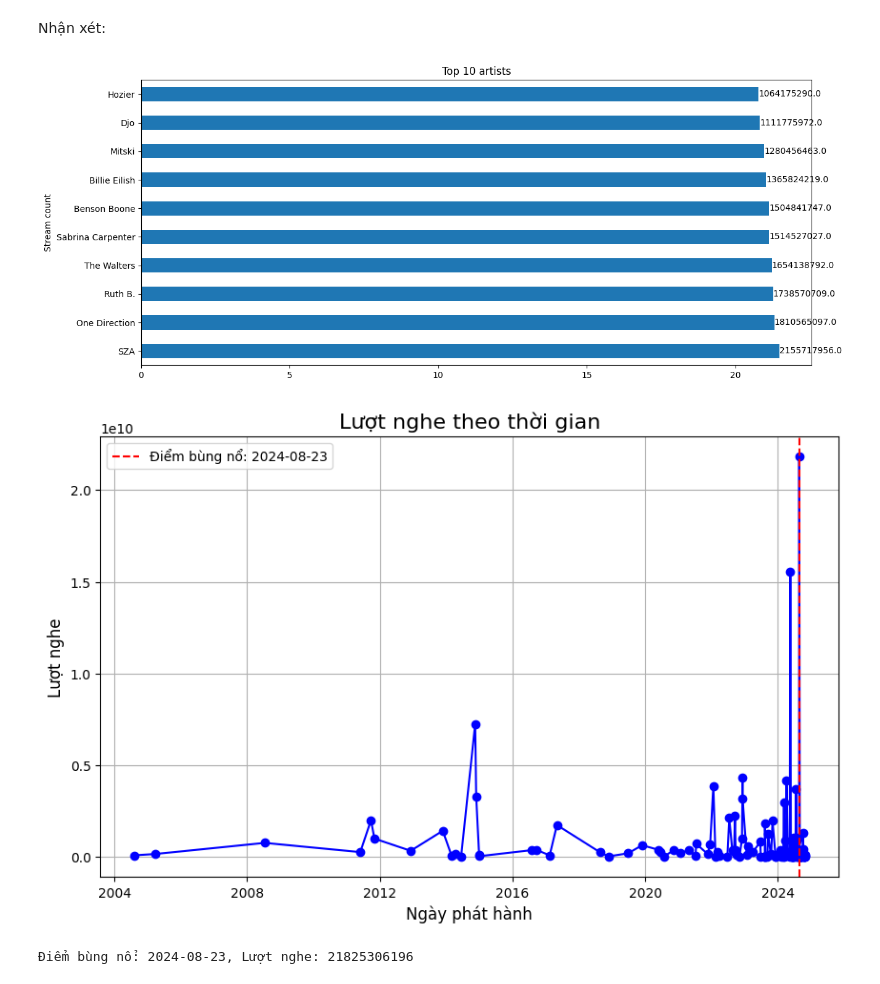
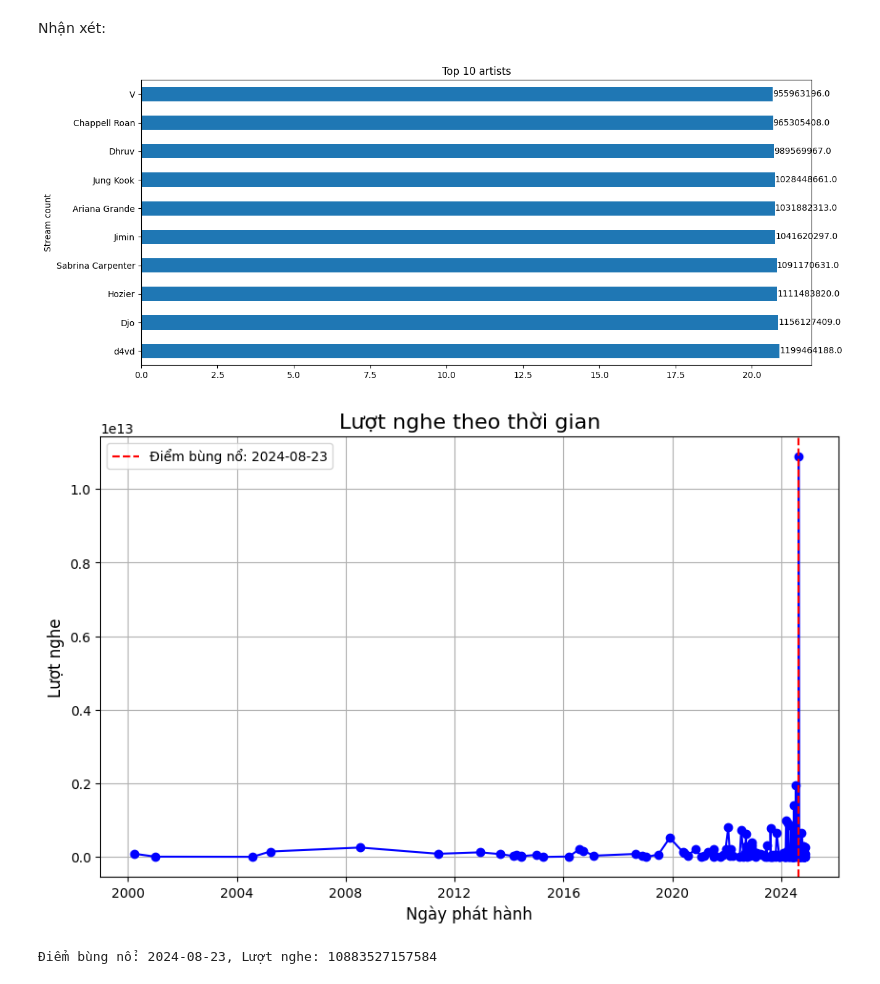
Before and after one commit to IntingRecently/UDPTDLTM, a Jupyter notebook: Data_Analysis.ipynb, the cells around one changed output. Saved outputs shown, nothing was run; the diff lists cells and outputs as text; code cells hidden in the pictures.

```diff
--- a/Data_Analysis.ipynb
+++ b/Data_Analysis.ipynb
@@ -289,7 +273,7 @@ plt.show()
 Nhận xét:
 # %%
 # Top 10 nghệ sĩ được nghe nhiều nhất
-top_10 = df.groupby('artist_name')['stream_count'].max().sort_values(ascending=False).head(10)
+top_10 = df.groupby('artist_name')['stream_total'].max().sort_values(ascending=False).head(10)
 top_10 = np.log(top_10)
 
 plt.figure(figsize=(14, 6))
@@ -300,36 +284,36 @@ for index, value in enumerate(top_10):
     plt.text(value, index, str(round(np.exp(value), 2)), va = 'center')
 plt.show()
 # %% [output]
-[figure, old version]
+[figure, new version]
 # %%
 df['track_release_date'] = pd.to_datetime(df['track_release_date'])
 
 # Loại bỏ các dòng trùng lặp
 df = df.drop_duplicates()
 
 # Tính tổng lượt nghe theo ngày
-daily_streams = df.groupby('track_release_date')['stream_count'].sum()
+daily_streams = df.groupby('track_release_date')['stream_total'].sum()
 
 # Xác định ngày có lượt nghe cao nhất
 peak_date = daily_streams.idxmax()
 peak_streams = daily_streams.max()
 
 # Vẽ biểu đồ xu hướng lượt nghe
 plt.figure(figsize=(10, 6))
 plt.plot(daily_streams.index, daily_streams.values, marker='o', linestyle='-', color='b')
 plt.title("Lượt nghe theo thời gian", fontsize=16)
 plt.xlabel("Ngày phát hành", fontsize=12)
 plt.ylabel("Lượt nghe", fontsize=12)
 plt.axvline(peak_date, color='r', linestyle='--', label=f"Điểm bùng nổ: {peak_date.date()}")
 plt.legend()
 plt.grid()
 plt.show()
 
 # Kết quả
 print(f"Điểm bùng nổ: {peak_date.date()}, Lượt nghe: {peak_streams}")
 # %% [output]
-[figure, old version]
+[figure, new version]
-Điểm bùng nổ: 2024-08-23, Lượt nghe: 21825306196
+Điểm bùng nổ: 2024-08-23, Lượt nghe: 10883527157584
 # %%
 df['country'].unique()
 # %% [output]
```
Also changed, not shown: parts of 55 cells of this notebook, 17 other files.
